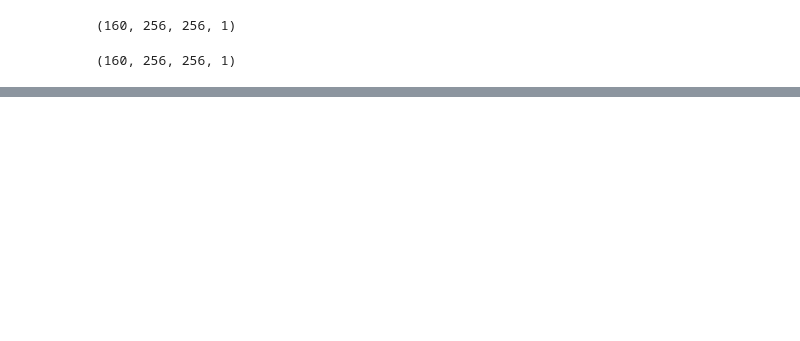
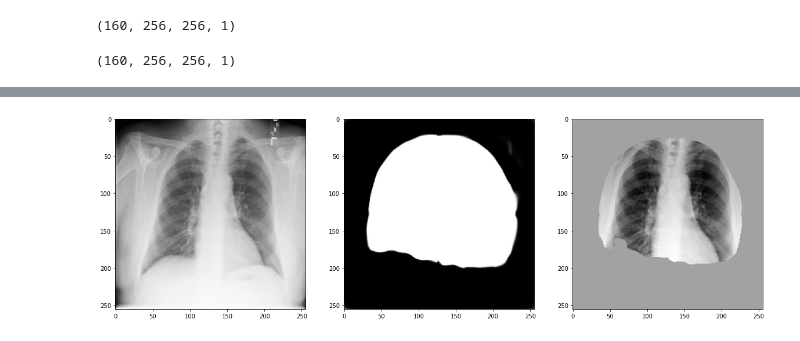
Before and after one commit to maryskal/SITK, a Jupyter notebook: neural_networks/UNet_EfficientNet.ipynb, the cells around one changed output, grey strips where cells are left out. Saved outputs shown, nothing was run; the diff lists cells and outputs as text; code cells hidden in the pictures; blank space fills up the shorter version.

Commit message:
modelo ariel

```diff
--- a/neural_networks/UNet_EfficientNet.ipynb
+++ b/neural_networks/UNet_EfficientNet.ipynb
@@ -349,7 +348,7 @@ def apply_mask(img, mask):
 # %%
 r = np.random.randint(0, len(val_names))
 img = normalize(read_img(path, 'images', val_names[r]))
-mask = unet_model.predict(img[np.newaxis,...])[0,...]
+mask = model.predict(img[np.newaxis,...])[0,...]
 plt.figure(figsize=(20, 20))
 plt.subplot(1,3,1)
 plt.imshow(img, cmap = 'gray')
@@ -363,2 +361,3 @@ WARNING:tensorflow:Model was constructed with shape (None, 256, 256, 3) for inpu
+[figure, added]
 # %%
 unet_model.save('/home/mr1142/Documents/Data/models/unet_efficient.h5')
```
Also changed, not shown: parts of 5 cells of this notebook, 4 other files.
